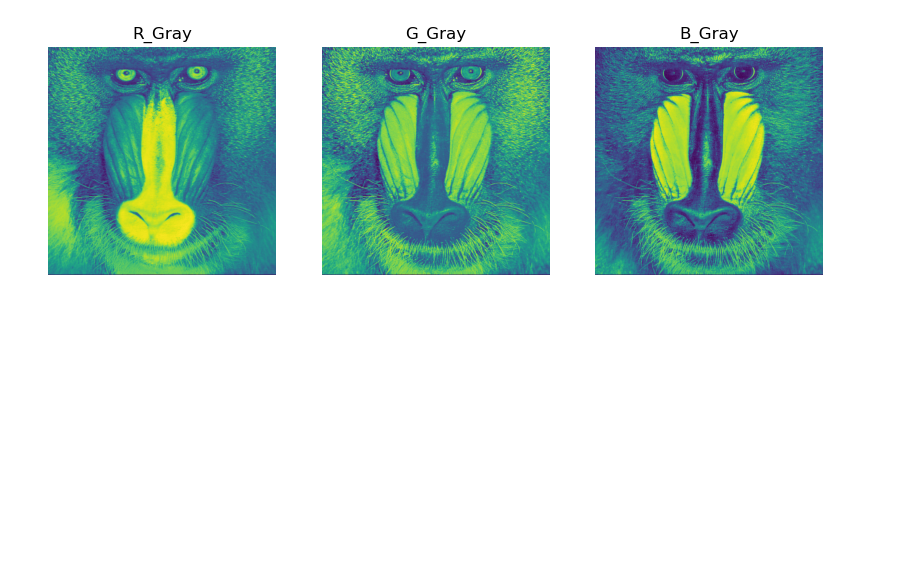
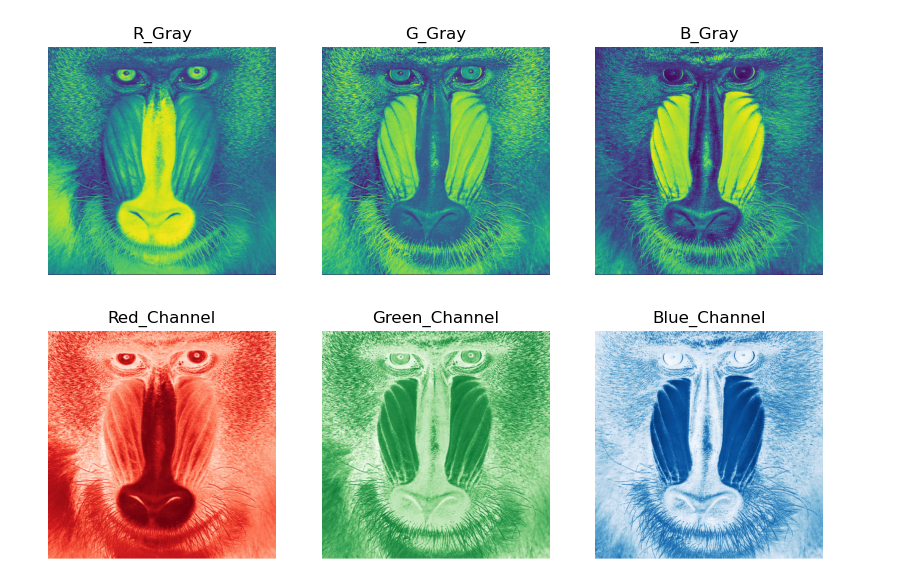
Before and after one commit to pashupatinathvidyarthi/Digital-Image-Processing, a Jupyter notebook: DIP_EXP01.ipynb, the cells around one changed output. Cells and saved outputs as stored; diff of their text form; code cells hidden in the pictures; blank space fills up the shorter version.

```diff
--- a/DIP_EXP01.ipynb
+++ b/DIP_EXP01.ipynb
@@ -95,3 +95,23 @@ plt.title('B_Gray')
 plt.show()
 # %% [output]
 [figure]
+# %%
+fig=plt.figure(figsize=(10,7))
+fig.add_subplot(1,3,1)
+plt.axis("off")
+plt.imshow(img1[:,:,0], cmap='Reds', vmin=0, vmax=255)
+plt.title('Red_Channel')
+
+fig.add_subplot(1,3,2)
+plt.axis("off")
+plt.imshow(img1[:,:,1], cmap='Greens', vmin=0, vmax=255)
+plt.title('Green_Channel')
+
+fig.add_subplot(1,3,3)
+plt.axis("off")
+plt.imshow(img1[:,:,2], cmap='Blues', vmin=0, vmax=255)
+plt.title('Blue_Channel')
+
+plt.show()
+# %% [output]
+[figure, added]
```
